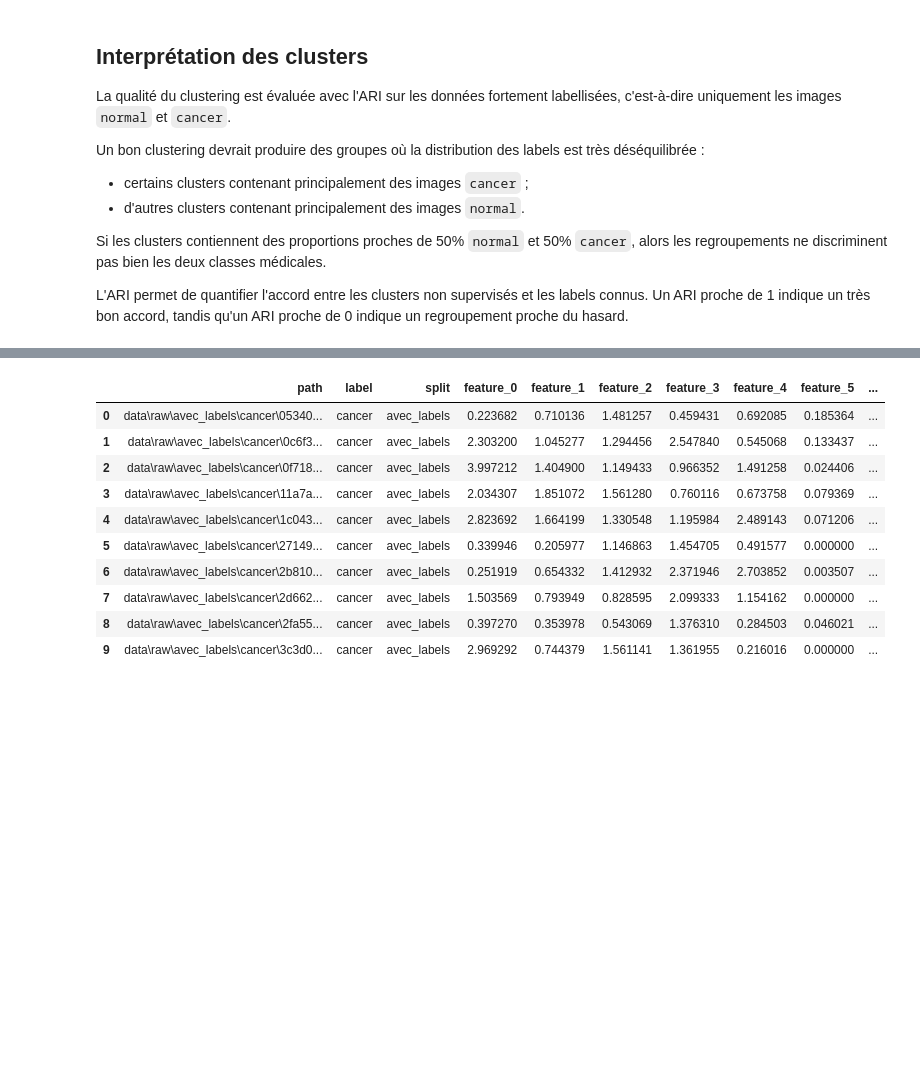
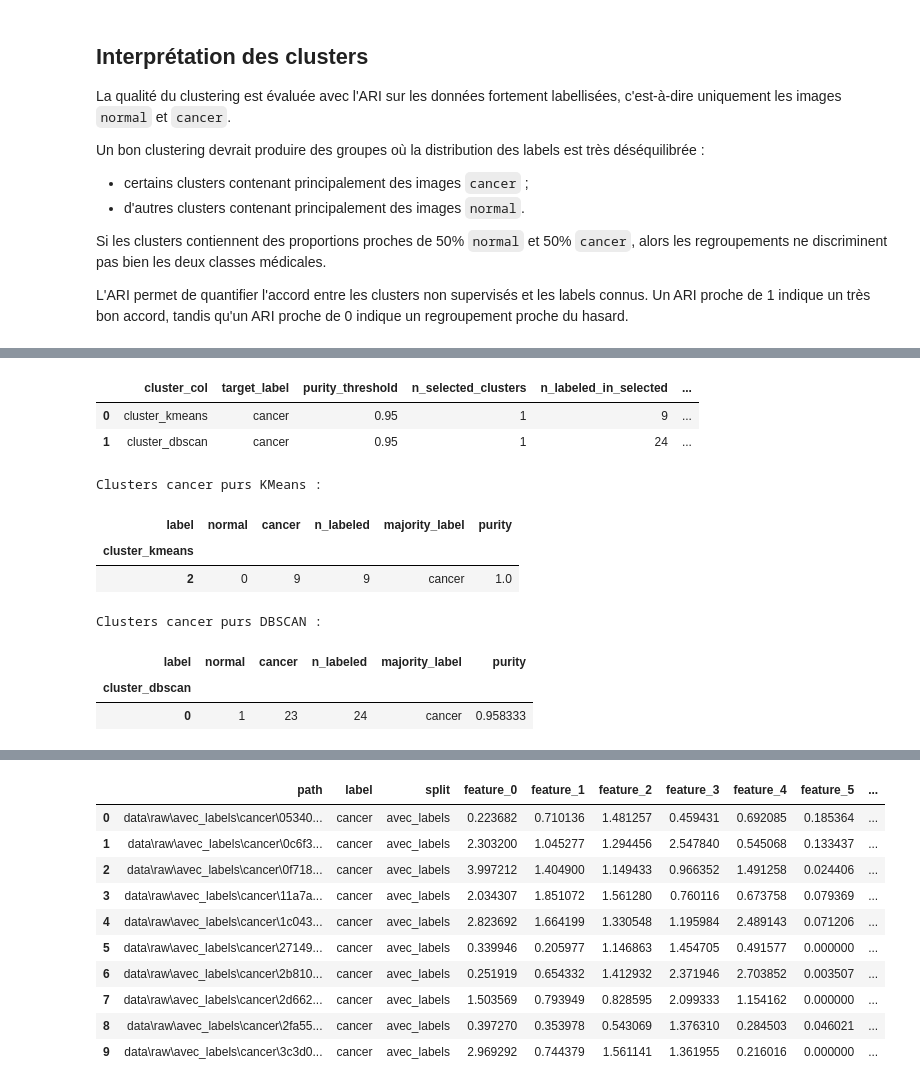
Before and after one commit to louischen-dotfr/LC_10, a Jupyter notebook: 3_unsupervised_analysis.ipynb, the cells around one changed output, grey strips where cells are left out. Drawn from its saved outputs; the diff is of its cells as text; code cells hidden in the pictures; blank space fills up the shorter version.

```diff
--- a/3_unsupervised_analysis.ipynb
+++ b/3_unsupervised_analysis.ipynb
@@ -651,0 +742,56 @@ L'ARI permet de quantifier l'accord entre les clusters non supervisés et les la
+# %%
+# Appliquer à KMeans et DBSCAN
+purity_threshold = 0.95
+
+kmeans_cancer_clusters, kmeans_cancer_summary = pure_cluster_summary(
+    features_df,
+    cluster_col="cluster_kmeans",
+    purity_threshold=purity_threshold,
+    target_label="cancer",
+)
+
+dbscan_cancer_clusters, dbscan_cancer_summary = pure_cluster_summary(
+    features_df,
+    cluster_col="cluster_dbscan",
+    purity_threshold=purity_threshold,
+    target_label="cancer",
+    ignored_clusters=[-1],
+)
+
+kmeans_cancer_summary["n_unknown_candidates"] = count_unknown_candidates(
+    features_df,
+    cluster_col="cluster_kmeans",
+    selected_clusters=kmeans_cancer_clusters,
+)
+
+dbscan_cancer_summary["n_unknown_candidates"] = count_unknown_candidates(
+    features_df,
+    cluster_col="cluster_dbscan",
+    selected_clusters=dbscan_cancer_clusters,
+    ignored_clusters=[-1],
+)
+
+pure_cluster_comparison = pd.DataFrame([
+    kmeans_cancer_summary,
+    dbscan_cancer_summary,
+])
+
+display(pure_cluster_comparison)
+
+print("Clusters cancer purs KMeans :")
+display(kmeans_cancer_clusters)
+
+print("Clusters cancer purs DBSCAN :")
+display(dbscan_cancer_clusters)
+# %% [output]
+|  | cluster_col | target_label | purity_threshold | n_selected_clusters | n_labeled_in_selected | ... |
+| 0 | cluster_kmeans | cancer | 0.95 | 1 | 9 | ... |
+| 1 | cluster_dbscan | cancer | 0.95 | 1 | 24 | ... |
+Clusters cancer purs KMeans :
+| label | normal | cancer | n_labeled | majority_label | purity |
+| cluster_kmeans |  |  |  |  |  |
+| 2 | 0 | 9 | 9 | cancer | 1.0 |
+Clusters cancer purs DBSCAN :
+| label | normal | cancer | n_labeled | majority_label | purity |
+| cluster_dbscan |  |  |  |  |  |
+| 0 | 1 | 23 | 24 | cancer | 0.958333 |
```
Also changed, not shown: parts of 16 cells of this notebook, 19 other files.
